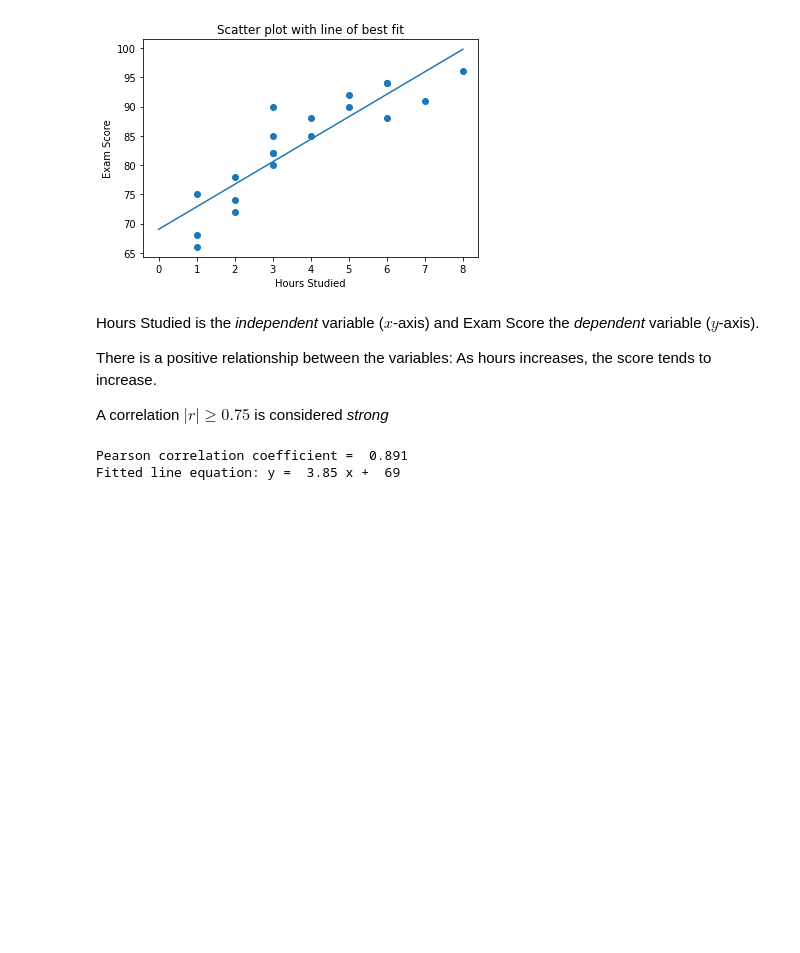
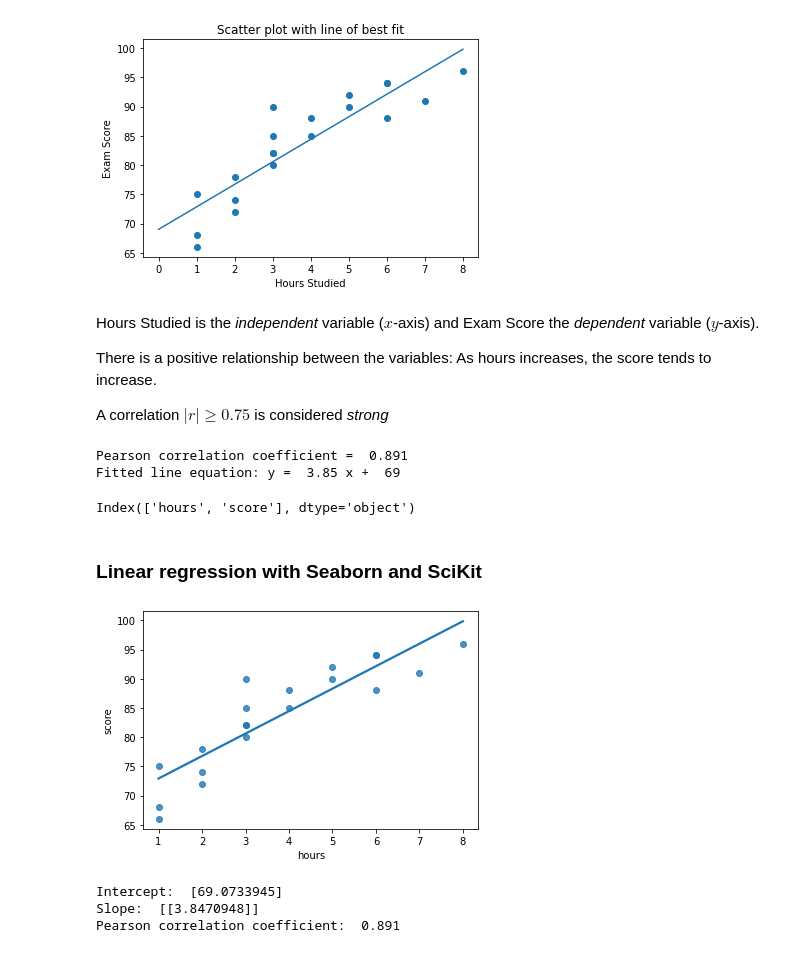
Before and after one commit to chrishuson/chrishuson.github.io, a Jupyter notebook: templates/stats-slide-deck.ipynb, the cells around one changed output. Drawn from its saved outputs; the diff is of its cells as text; code cells hidden in the pictures; blank space fills up the shorter version.

```diff
--- a/templates/stats-slide-deck.ipynb
+++ b/templates/stats-slide-deck.ipynb
@@ -306,6 +319,31 @@ print('Fitted line equation: y = ', round(m, 2), 'x + ', round(b, 2))
 # %% [output]
 Pearson correlation coefficient =  0.891
 Fitted line equation: y =  3.85 x +  69
+# %%
+df.columns
+# %% [output]
+Index(['hours', 'score'], dtype='object')
+# %% [markdown]
+### Linear regression with Seaborn and SciKit
+# %%
+import seaborn as sns
+sns.regplot(x='hours', y='score', data=df, ci=None);
+#plt.ylim(0,)
+# %% [output]
+[figure, added]
+# %%
+from sklearn.linear_model import LinearRegression
+
+lin_reg = LinearRegression()
+lin_reg.fit(df[["hours"]], df[['score']])
+
+print('Intercept: ', lin_reg.intercept_)
+print('Slope: ', lin_reg.coef_)
+print('Pearson correlation coefficient: ', df.corr().iloc[0,1].round(3))
+# %% [output]
+Intercept:  [69.0733945]
+Slope:  [[3.8470948]]
+Pearson correlation coefficient:  0.891
 # %%
 x = range(1, 11)
 y = [10, 20, 15, 35, 40, 30, 50, 55, 75, 50]
```
Also changed, not shown: parts of 1 cell of this notebook, 5 other files.
